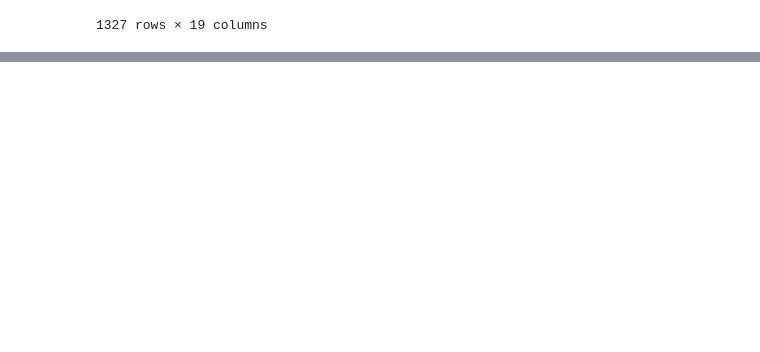
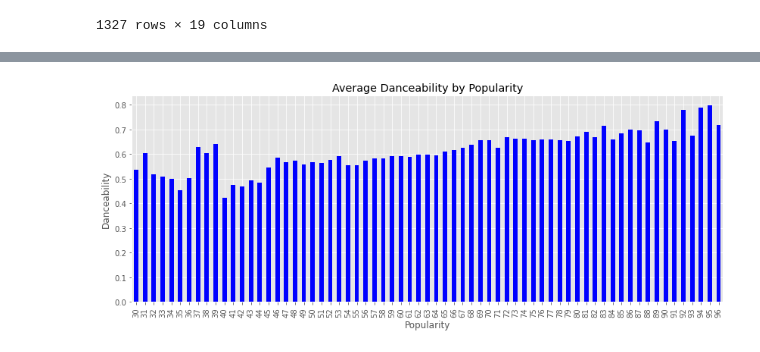
Before and after one commit to ATLas278/SpotifyDanceabillity, a Jupyter notebook: spotify_1.ipynb, the cells around one changed output, grey strips where cells are left out. Drawn from its saved outputs; the diff is of its cells as text; code cells hidden in the pictures; blank space fills up the shorter version.

```diff
--- a/spotify_1.ipynb
+++ b/spotify_1.ipynb
@@ -48,0 +86,3 @@ plt.show()
+# %%
+pop_dance = popularity_asc[['artists','name','popularity','danceability']]
+pop_dance
@@ -48,0 +103,3 @@ plt.show()
+# %%
+avg_dance = pop_dance.groupby('popularity').mean()
+avg_dance
@@ -48,0 +121,11 @@ plt.show()
+# %%
+avg_dance.plot(kind='bar',
+               color='blue',
+               title='Average Danceability by Popularity',
+               xlabel='Popularity',
+               ylabel='Danceability',
+               legend= None,
+               stacked=True,
+               figsize=(14,5));
+# %% [output]
+[figure, added]
```
Also changed, not shown: parts of 13 cells of this notebook.
